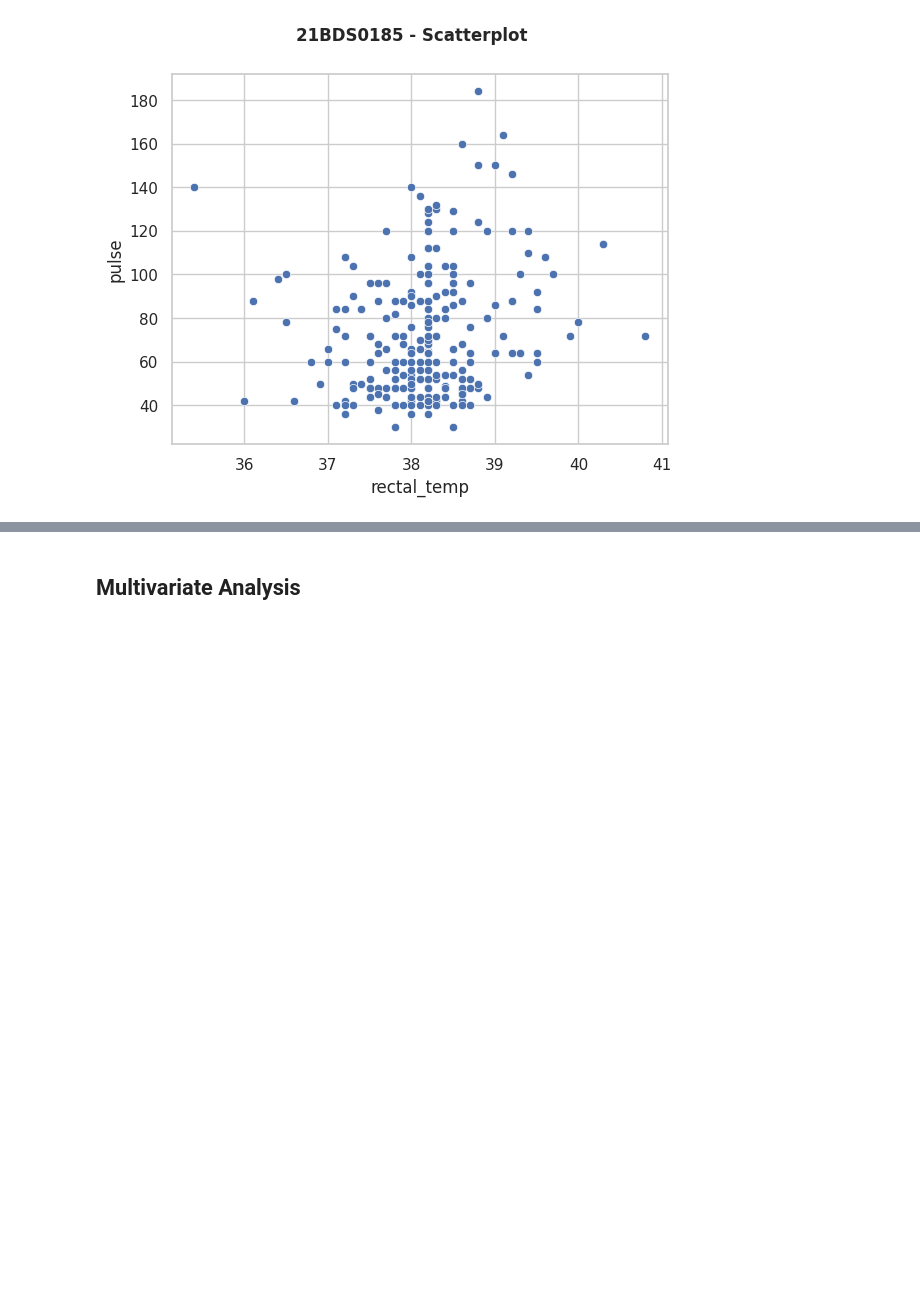
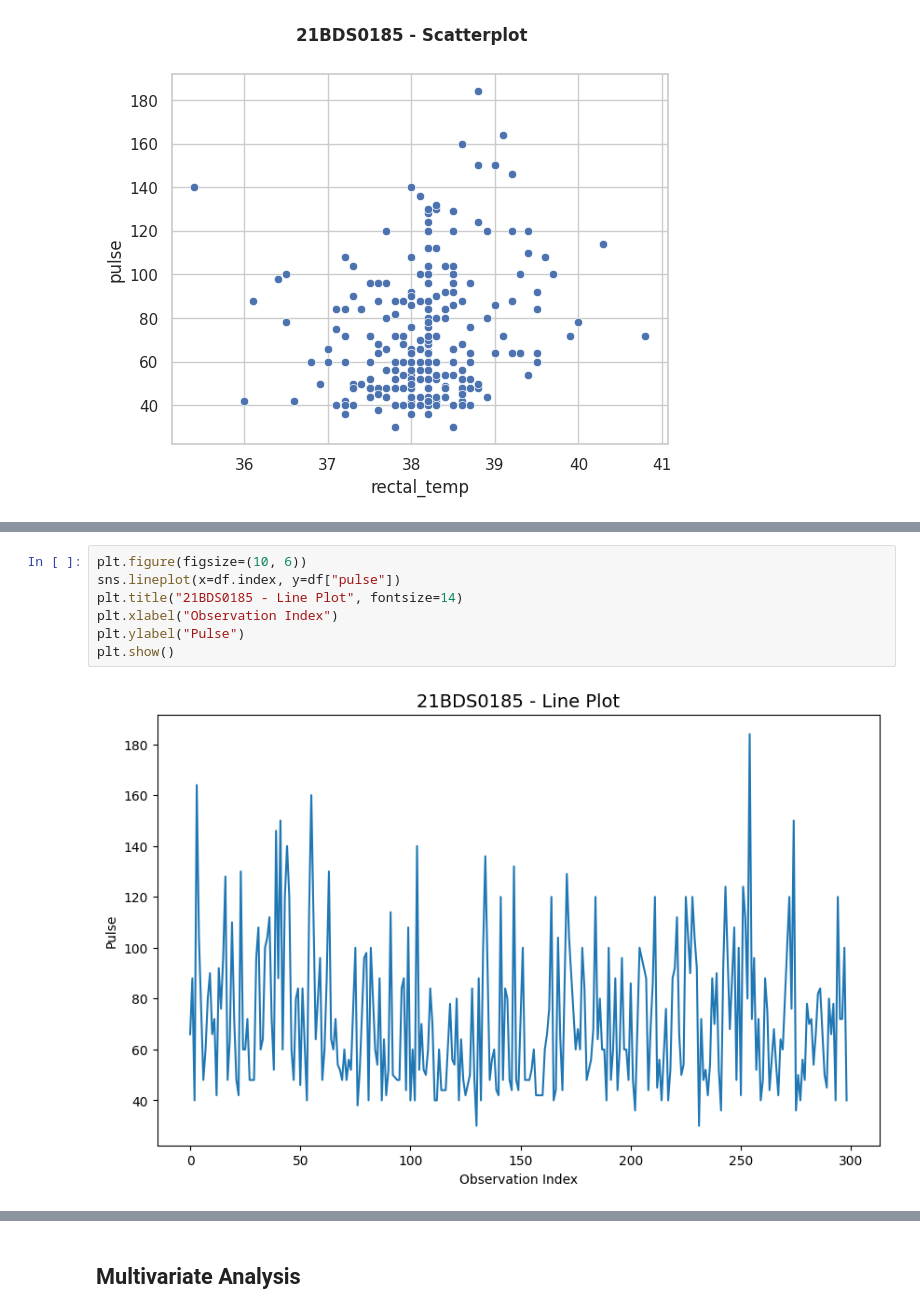
Before and after one commit to namandm/-EDA-21BDS0185, a Jupyter notebook: 21BDS0185.ipynb, the cells around one changed output, grey strips where cells are left out. Cells and saved outputs as stored; diff of their text form; blank space fills up the shorter version.

```diff
--- a/21BDS0185.ipynb
+++ b/21BDS0185.ipynb
@@ -204,0 +225,9 @@ plt.show()
+# %%
+plt.figure(figsize=(10, 6))
+sns.lineplot(x=df.index, y=df["pulse"])
+plt.title("21BDS0185 - Line Plot", fontsize=14)
+plt.xlabel("Observation Index")
+plt.ylabel("Pulse")
+plt.show()
+# %% [output]
+[figure, added]
```
Also changed, not shown: parts of 5 cells of this notebook.
